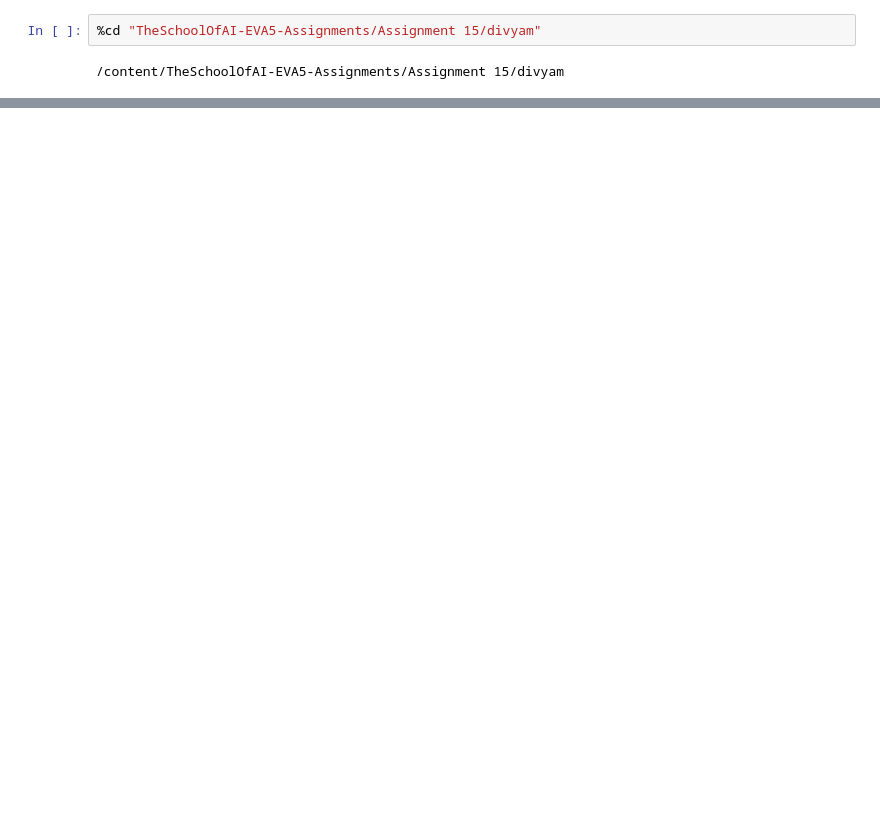
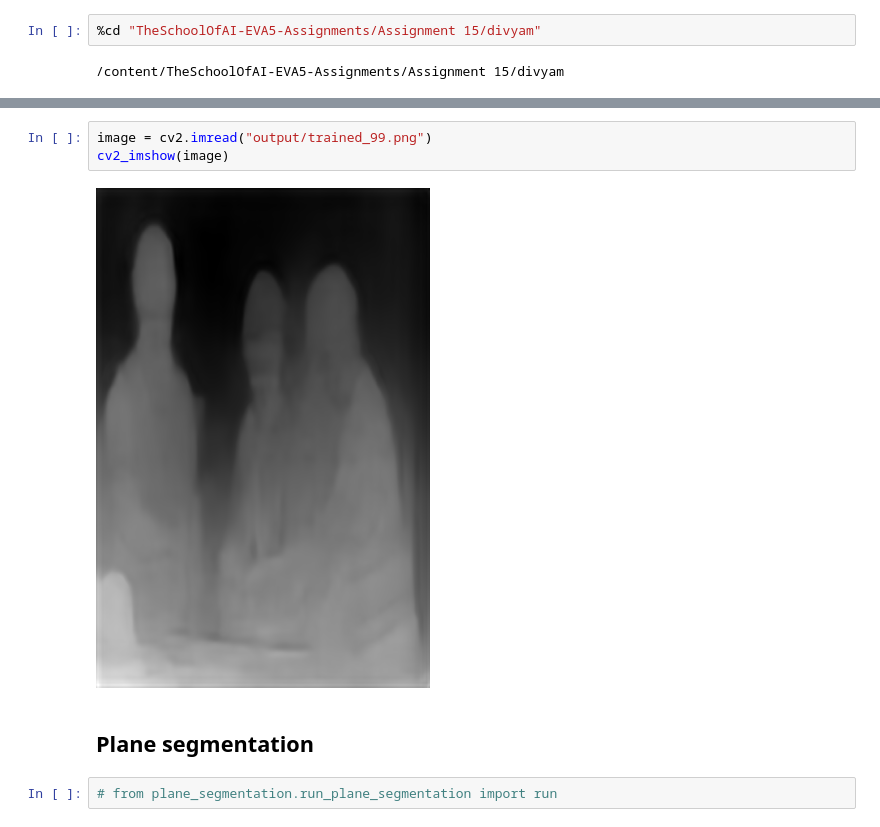
Before and after one commit to arghya05/erav1, a Jupyter notebook: Assignment 15/divyam/notebook/Assignment15.ipynb, the cells around one changed output, grey strips where cells are left out. Cells and saved outputs as stored; diff of their text form; blank space fills up the shorter version.

```diff
--- a/Assignment 15/divyam/notebook/Assignment15.ipynb
+++ b/Assignment 15/divyam/notebook/Assignment15.ipynb
@@ -523,0 +954,9 @@ paths
+# %%
+image = cv2.imread("output/trained_99.png")
+cv2_imshow(image)
+# %% [output]
+[figure, added]
+# %% [markdown]
+## Plane segmentation
+# %%
+# from plane_segmentation.run_plane_segmentation import run
```
Also changed, not shown: parts of 81 cells of this notebook, 1 other file.
